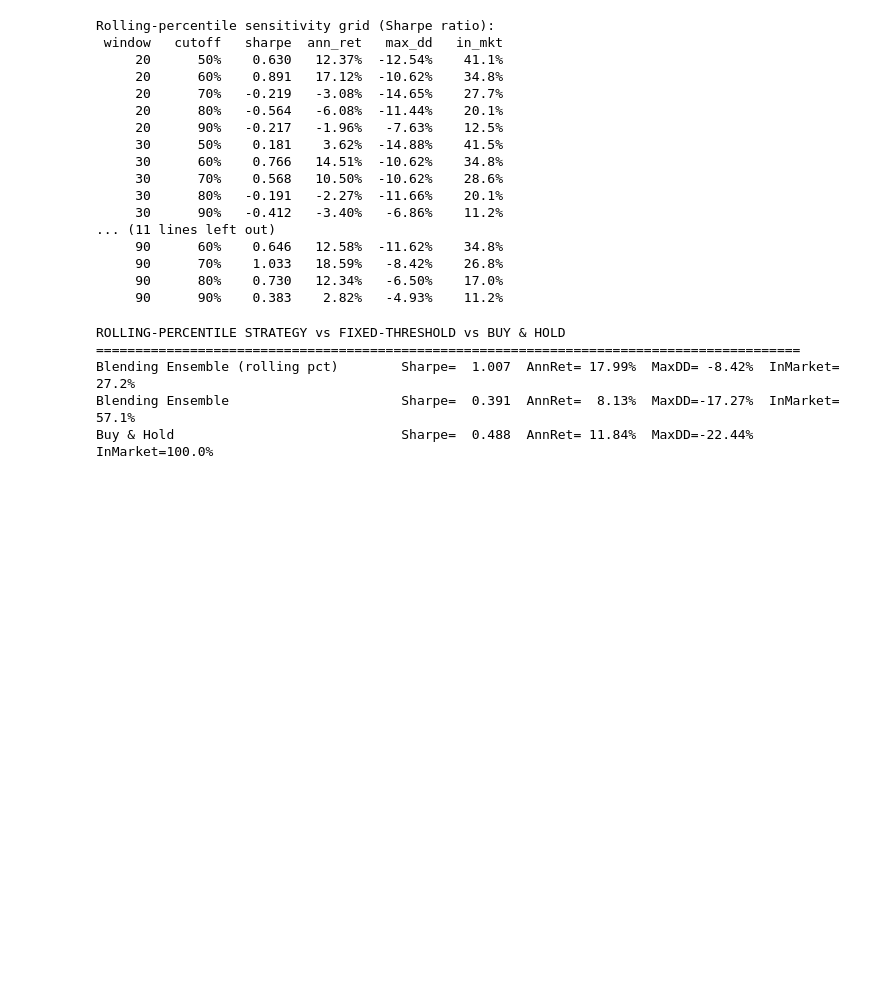
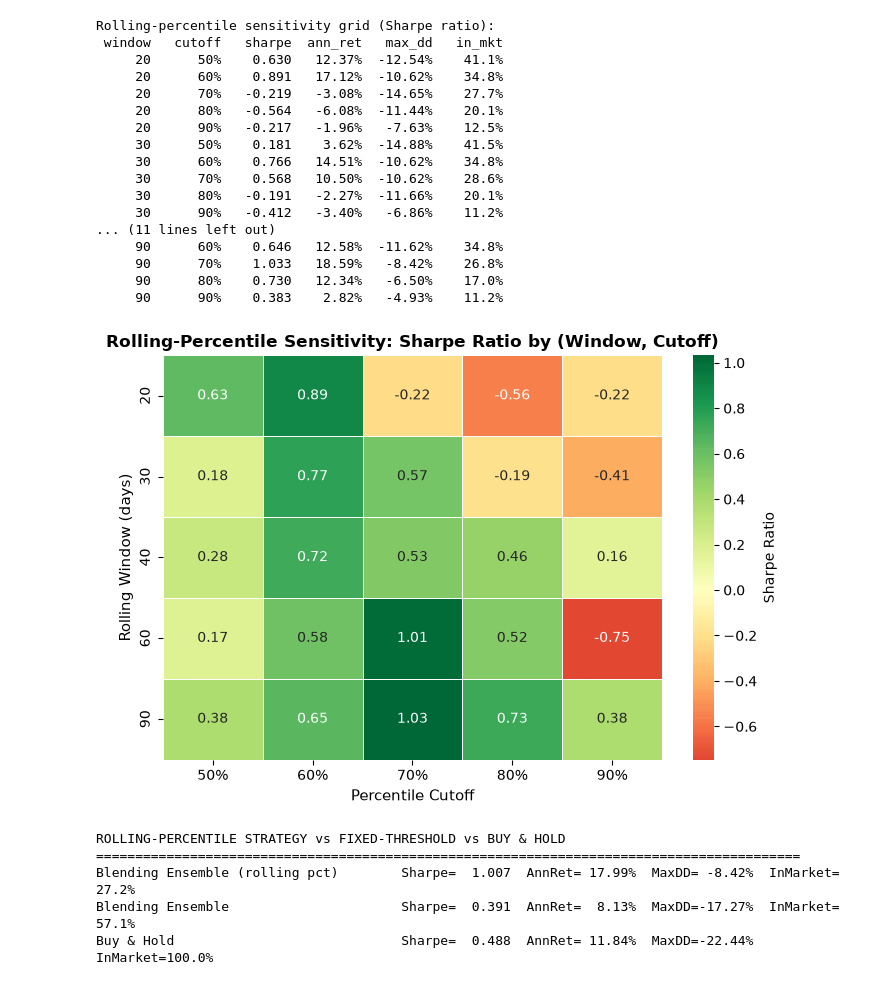
Before and after one commit to Sophialllin/CQF-, a Jupyter notebook: CQF_Volatility_Direction_5D_EXECUTED.ipynb, the cells around one changed output. Cells and saved outputs as stored; diff of their text form; code cells hidden in the pictures; blank space fills up the shorter version.

```diff
--- a/CQF_Volatility_Direction_5D_EXECUTED.ipynb
+++ b/CQF_Volatility_Direction_5D_EXECUTED.ipynb
@@ -4192,6 +4264,21 @@ Rolling-percentile sensitivity grid (Sharpe ratio):
      90      70%    1.033   18.59%   -8.42%    26.8%
      90      80%    0.730   12.34%   -6.50%    17.0%
      90      90%    0.383    2.82%   -4.93%    11.2%
+# %%
+# Heatmap: rolling-percentile Sharpe ratio across window x cutoff grid
+grid_df = pd.DataFrame(grid_rows)
+pivot = grid_df.pivot(index='window', columns='cutoff', values='sharpe')
+fig, ax = plt.subplots(figsize=(7, 5))
+sns.heatmap(pivot, annot=True, fmt='.2f', cmap='RdYlGn', center=0, ax=ax,
+            cbar_kws={'label': 'Sharpe Ratio'}, linewidths=0.5, linecolor='white')
+ax.set_xticklabels([f'{c:.0%}' for c in pivot.columns])
+ax.set_xlabel('Percentile Cutoff', fontsize=11)
+ax.set_ylabel('Rolling Window (days)', fontsize=11)
+ax.set_title('Rolling-Percentile Sensitivity: Sharpe Ratio by (Window, Cutoff)', fontsize=12, fontweight='bold')
+plt.tight_layout()
+plt.show()
+# %% [output]
+[figure, added]
 # %%
 # Primary rolling-percentile result: window=60 (~1 trading quarter), cutoff=70% (top tercile)
 rolling_pct_result = backtest_rolling_percentile(
```
Also changed, not shown: parts of 26 cells of this notebook, 1 other file.
